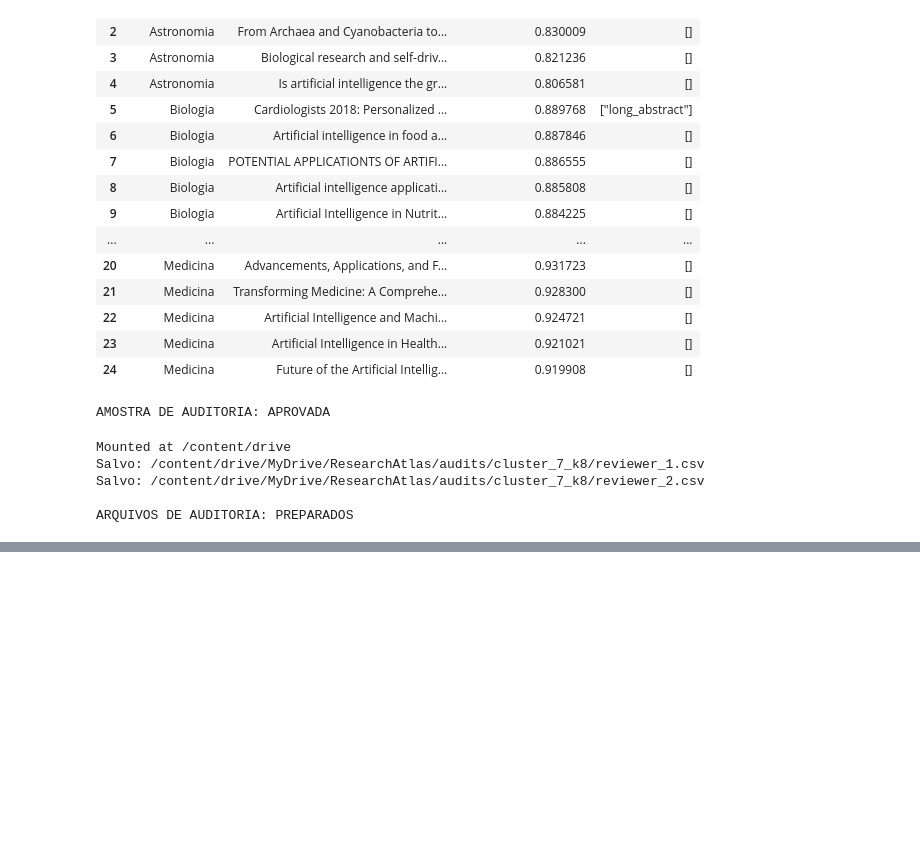
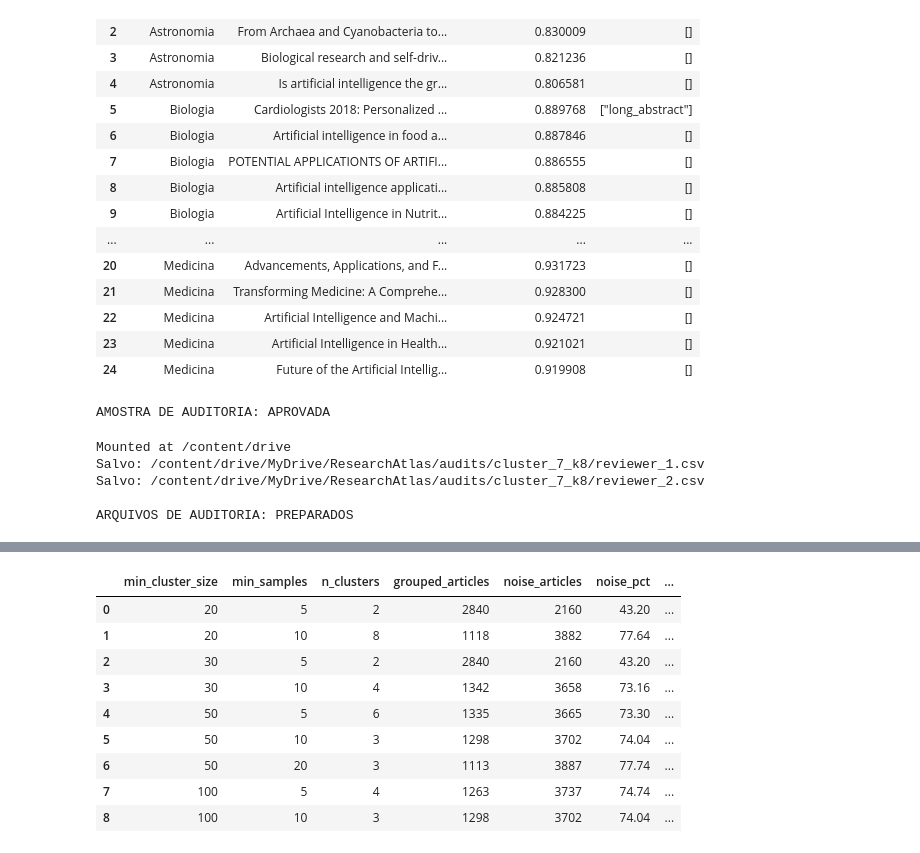
Before and after one commit to Sgnsilv/ResearchAtlas, a Jupyter notebook: notebooks/02_clusterizacao.ipynb, the cells around one changed output, grey strips where cells are left out. Saved outputs shown, nothing was run; the diff lists cells and outputs as text; code cells hidden in the pictures; blank space fills up the shorter version.

```diff
--- a/notebooks/02_clusterizacao.ipynb
+++ b/notebooks/02_clusterizacao.ipynb
@@ -795,0 +1094,79 @@ ARQUIVOS DE AUDITORIA: PREPARADOS
+# %%
+from hdbscan import HDBSCAN
+from tqdm.auto import tqdm
+import numpy as np
+import pandas as pd
+
+PARAMETER_CONFIGS = [
+    (20, 5),
+    (20, 10),
+    (30, 5),
+    (30, 10),
+    (50, 5),
+    (50, 10),
+    (50, 20),
+    (100, 5),
+    (100, 10),
+]
+
+hdbscan_results = []
+hdbscan_models = {}
+hdbscan_labels_by_config = {}
+
+for min_cluster_size, min_samples in tqdm(
+    PARAMETER_CONFIGS,
+    desc="Avaliando HDBSCAN",
+):
+    config = (min_cluster_size, min_samples)
+
+    model = HDBSCAN(
+        min_cluster_size=min_cluster_size,
+        min_samples=min_samples,
+        metric="euclidean",
+        cluster_selection_method="eom",
+        core_dist_n_jobs=-1,
+    )
+
+    labels_config = model.fit_predict(embeddings)
+
+    hdbscan_models[config] = model
+    hdbscan_labels_by_config[config] = labels_config
+
+    valid_mask = labels_config != -1
+    cluster_ids = np.unique(labels_config[valid_mask])
+
+    n_clusters = len(cluster_ids)
+    n_grouped = int(valid_mask.sum())
+    n_noise = int((~valid_mask).sum())
+
+    cluster_sizes = (
+        np.bincount(labels_config[valid_mask])
+        if n_clusters > 0
+        else np.array([])
+    )
+
+    hdbscan_results.append({
+        "min_cluster_size": min_cluster_size,
+        "min_samples": min_samples,
+        "n_clusters": n_clusters,
+        "grouped_articles": n_grouped,
+        "noise_articles": n_noise,
+        "noise_pct": 100 * n_noise / len(embeddings),
+        "min_cluster_size_found": (
+            int(cluster_sizes.min())
+            if len(cluster_sizes) else 0
+        ),
+        "max_cluster_size_found": (
+            int(cluster_sizes.max())
+            if len(cluster_sizes) else 0
+        ),
+        "mean_membership_probability": float(
+            model.probabilities_[valid_mask].mean()
+        ) if n_grouped else np.nan,
+    })
+
+hdbscan_results_df = pd.DataFrame(hdbscan_results)
+
+print("=== SENSIBILIDADE DOS PARÂMETROS — HDBSCAN ===")
+display(hdbscan_results_df.round(4))
+# %% [output]
@@ -795,0 +1174,10 @@ ARQUIVOS DE AUDITORIA: PREPARADOS
+|  | min_cluster_size | min_samples | n_clusters | grouped_articles | noise_articles | noise_pct | ... |
+| 0 | 20 | 5 | 2 | 2840 | 2160 | 43.20 | ... |
+| 1 | 20 | 10 | 8 | 1118 | 3882 | 77.64 | ... |
+| 2 | 30 | 5 | 2 | 2840 | 2160 | 43.20 | ... |
+| 3 | 30 | 10 | 4 | 1342 | 3658 | 73.16 | ... |
+| 4 | 50 | 5 | 6 | 1335 | 3665 | 73.30 | ... |
+| 5 | 50 | 10 | 3 | 1298 | 3702 | 74.04 | ... |
+| 6 | 50 | 20 | 3 | 1113 | 3887 | 77.74 | ... |
+| 7 | 100 | 5 | 4 | 1263 | 3737 | 74.74 | ... |
+| 8 | 100 | 10 | 3 | 1298 | 3702 | 74.04 | ... |
```
Also changed, not shown: parts of 11 cells of this notebook.
